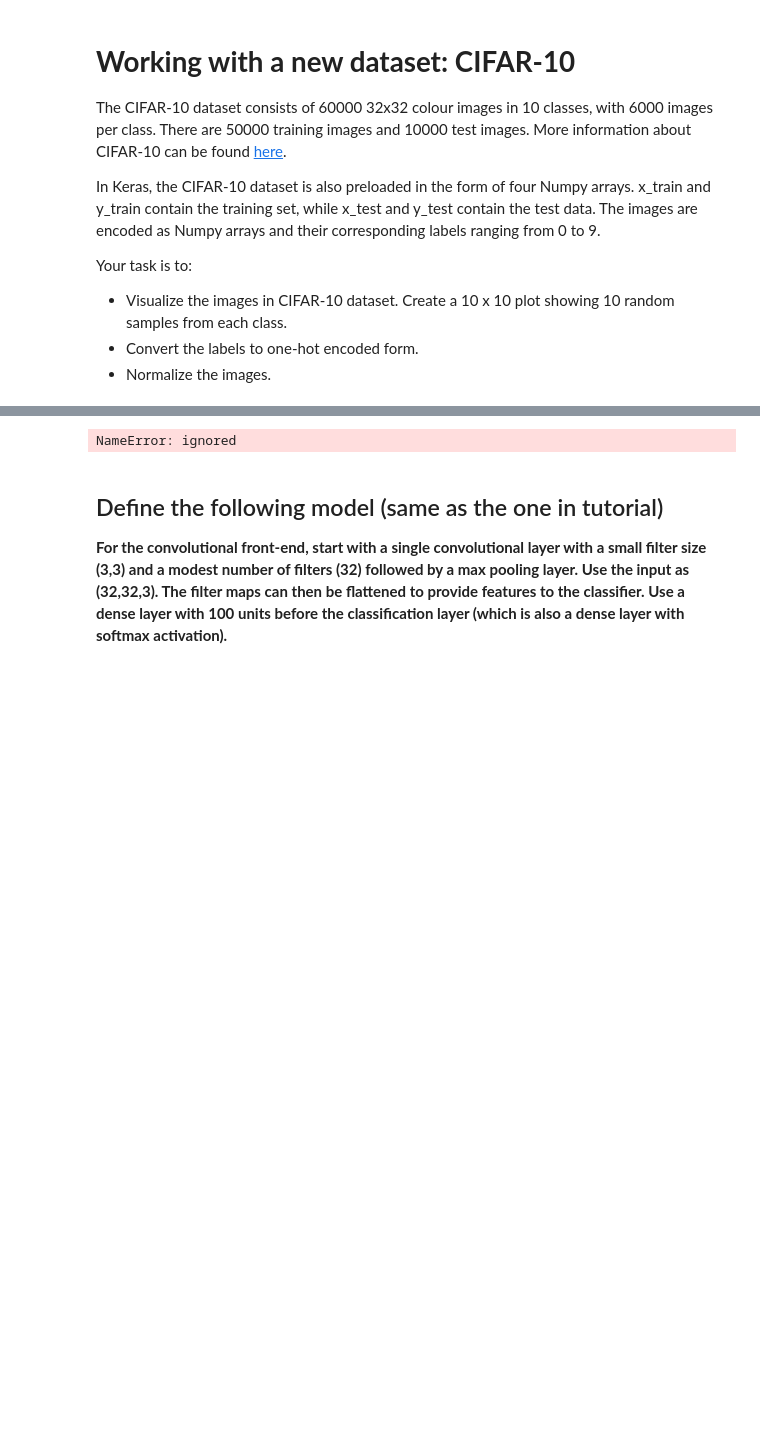
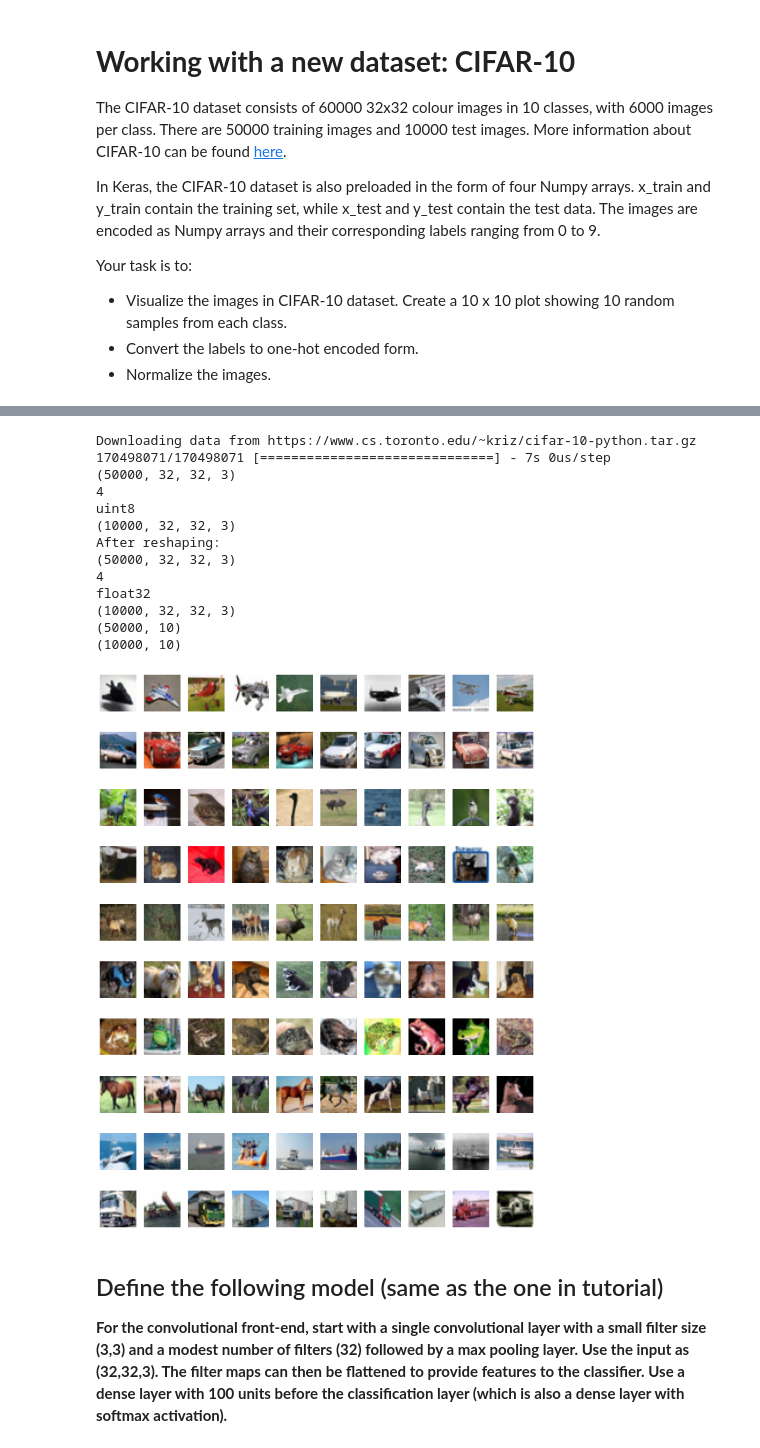
Before and after one commit to MarioROT/CV-MAI, a Jupyter notebook: Session 8/lab_08_1_Image_Classification_using_CNNs.ipynb, the cells around one changed output, grey strips where cells are left out. Cells and saved outputs as stored; diff of their text form; code cells hidden in the pictures; blank space fills up the shorter version.

```diff
--- a/Session 8/lab_08_1_Image_Classification_using_CNNs.ipynb
+++ b/Session 8/lab_08_1_Image_Classification_using_CNNs.ipynb
@@ -81,22 +86,0 @@ Downloading data from https://www.cs.toronto.edu/~kriz/cifar-10-python.tar.gz
-# %%
-rand_img=[]
-
-unique_classes = np.unique(y_train)
-np.random.seed(7)
-
-# Iterate through each unique class
-for img_class in unique_classes:
-  class_indices = np.where(y_train == img_class)[0]
-  rand_indices = np.random.choice(class_indices, size=10, replace=False)
-  rand_img.extend(x_train[rand_indices])
-
-# rand_img is now a list containing 10 random samples from each class
-# %% [output]
-NameError: ignored
-# %%
-#Plotting the 100 images, 10 random sample for each category
-plot=cp.custom_grids([],10,10,figsize=(10,10),axis='off',use_grid_spec=False)
-plot.show()
-
-for img in rand_img:
-  plot.add_plot(axis='off').imshow(img)
@@ -122,3 +87,59 @@ print(x_test.shape)
+# %%
+# solution
+from tensorflow.keras.datasets import cifar10
+(x_train, y_train), (x_test, y_test) = cifar10.load_data()
+
+
+print(x_train.shape)
+print(x_train.ndim)
+print(x_train.dtype)
+print(x_test.shape)
+
+x_train = x_train.astype("float32") / 255
+x_test = x_test.astype("float32") / 255
+
+print('After reshaping:')
+
+print(x_train.shape)
+print(x_train.ndim)
+print(x_train.dtype)
+print(x_test.shape)
+
+y_train_cat = to_categorical(y_train, num_classes=10)
+y_test_cat = to_categorical(y_test, num_classes=10)
+
+print(y_train_cat.shape)
+print(y_test_cat.shape)
+
+
+counters = [10]*10
+images = {i:[] for i in range(10)}
+
+for idx, i in enumerate(y_train):
+  if counters[i[0]] != 0:
+    counters[i[0]] -= 1
+    images[i[0]].append(x_train[idx])
+  if sum(counters) == 0:
+    break
+
+images = [img for sublist in list(images.values()) for img in sublist]
+
+custom_grids(images[0:100], 10, 10, figsize = (15,20), axis='off', use_grid_spec=False).show()
+# %% [output]
+Downloading data from https://www.cs.toronto.edu/~kriz/cifar-10-python.tar.gz
+170498071/170498071 [==============================] - 7s 0us/step
+(50000, 32, 32, 3)
+4
+uint8
+(10000, 32, 32, 3)
+After reshaping:
+(50000, 32, 32, 3)
+4
+float32
+(10000, 32, 32, 3)
+(50000, 10)
+(10000, 10)
+[figure, added]
 # %% [markdown]
 ## Define the following model (same as the one in tutorial)
 
```
Also changed, not shown: parts of 76 cells of this notebook.
